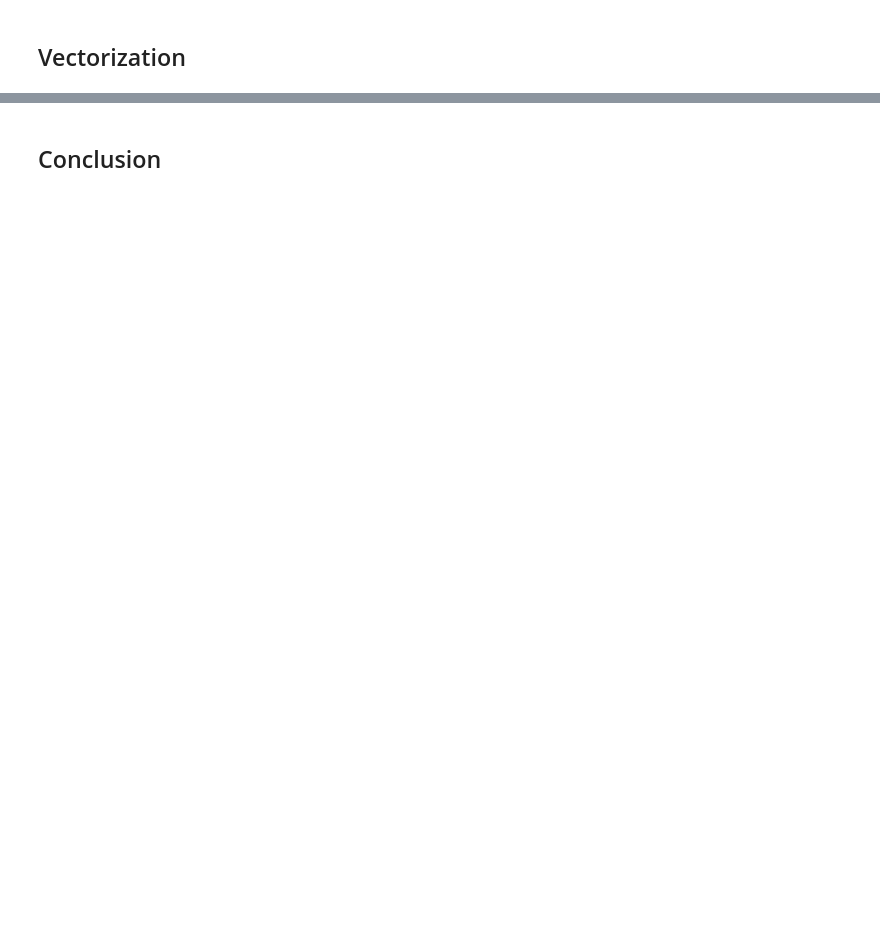
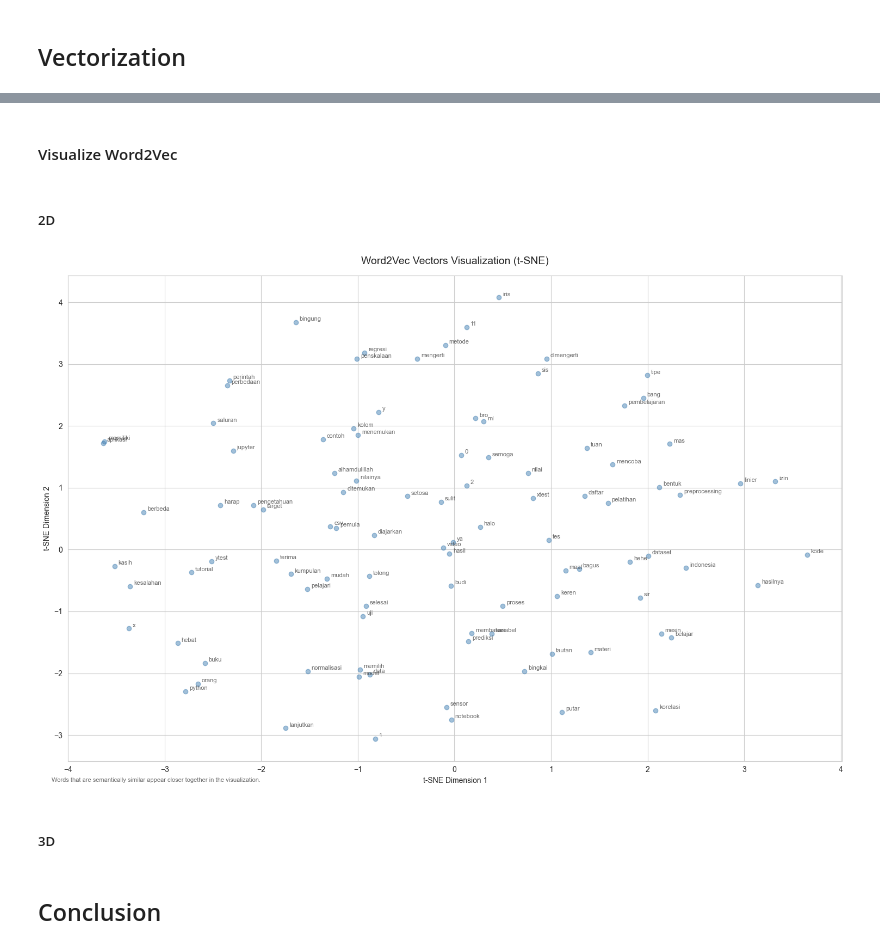
Before and after one commit to GilbertKrantz/Youtube-Comment-Text-Scraping, a Jupyter notebook: Youtube_Scraping.ipynb, the cells around one changed output, grey strips where cells are left out. Cells and saved outputs as stored; diff of their text form; code cells hidden in the pictures; blank space fills up the shorter version.

```diff
--- a/Youtube_Scraping.ipynb
+++ b/Youtube_Scraping.ipynb
@@ -44,0 +282,56 @@ Video_link = [
+# %%
+from gensim.models import Word2Vec
+
+word2vec = Word2Vec(sentences=preprocessed_df['tokenized_comments'], vector_size=100, window=5, min_count=1, workers=4)
+
+model_vector = word2vec.wv
+# %% [markdown]
+#### Visualize Word2Vec
+# %% [markdown]
+##### 2D
+# %%
+from sklearn.manifold import TSNE
+
+def display_tsne_plot(model, num_words=100, perplexity=30, random_state=0) :
+    words = model.index_to_key[:num_words]
+    word_vectors = model.vectors[:num_words]
+
+    # Perform t-SNE dimensionality reduction
+    tsne = TSNE(n_components=2, perplexity=perplexity, random_state=random_state)
+    vectors_2d = tsne.fit_transform(word_vectors)
+
+    # Create the visualization
+    plt.figure(figsize=(15, 10))
+
+    # Set style
+    sns.set_style("whitegrid")
+
+    # Create scatter plot
+    plt.scatter(vectors_2d[:, 0], vectors_2d[:, 1], c='steelblue', alpha=0.5)
+
+    # Add word labels
+    for i, word in enumerate(words):
+        plt.annotate(word,
+                    xy=(vectors_2d[i, 0], vectors_2d[i, 1]),
+                    xytext=(5, 2),
+                    textcoords='offset points',
+                    fontsize=8,
+                    alpha=0.7)
+
+    plt.title("Word2Vec Vectors Visualization (t-SNE)", fontsize=14, pad=15)
+    plt.xlabel("t-SNE Dimension 1")
+    plt.ylabel("t-SNE Dimension 2")
+
+    # Add a brief explanation
+    plt.figtext(0.02, 0.02,
+                "Words that are semantically similar appear closer together in the visualization.",
+                fontsize=8, alpha=0.7)
+
+    plt.tight_layout()
+    return plt.show()
+
+display_tsne_plot(model_vector, num_words=100, perplexity=30, random_state=0)
+# %% [output]
+[figure, added]
+# %% [markdown]
+##### 3D
```
Also changed, not shown: parts of 45 cells of this notebook, 3 other files.
